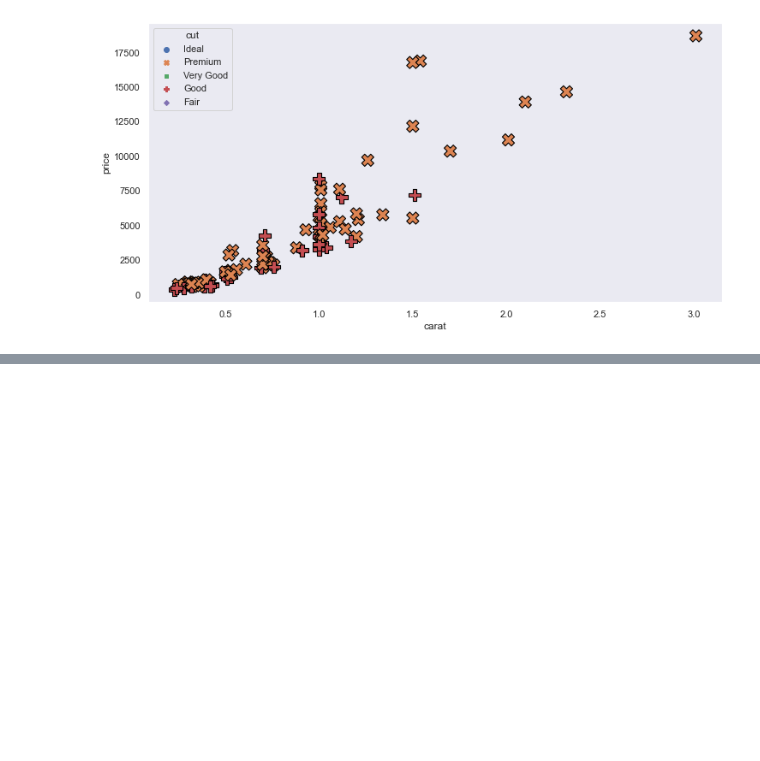
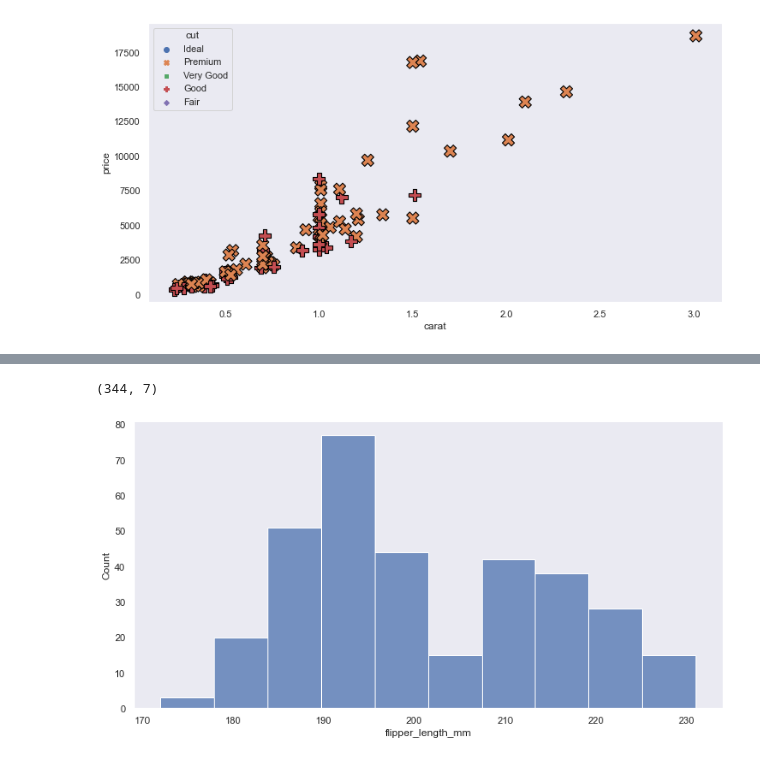
Before and after one commit to Yusuf5001/DVwPy, a Jupyter notebook: Seaborn-1.ipynb, the cells around one changed output, grey strips where cells are left out. Cells and saved outputs as stored; diff of their text form; code cells hidden in the pictures; blank space fills up the shorter version.

```diff
--- a/Seaborn-1.ipynb
+++ b/Seaborn-1.ipynb
@@ -221,0 +222,2 @@ sns.scatterplot(x="carat", y="price",
+# %%
+penguins = sns.load_dataset("penguins")
@@ -221,0 +233,10 @@ sns.scatterplot(x="carat", y="price",
+# %%
+penguins.shape
+# %% [output]
+(344, 7)
+# %%
+penguins.dropna(inplace=True)
+# %%
+sns.histplot(penguins.flipper_length_mm);
+# %% [output]
+[figure, added]
```
Also changed, not shown: parts of 26 cells of this notebook, 1 other file.
